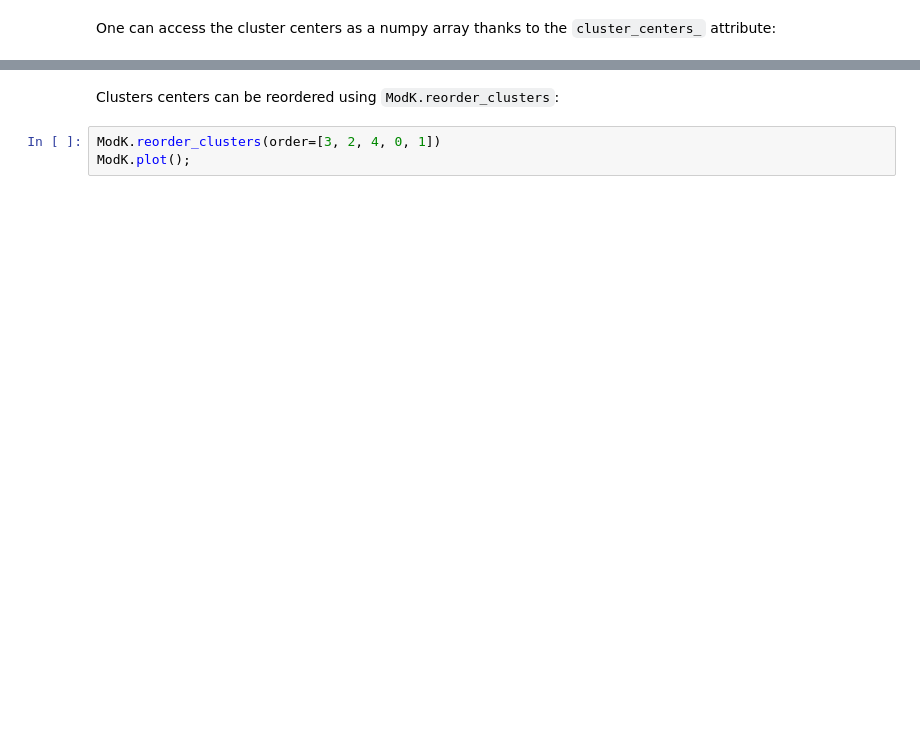
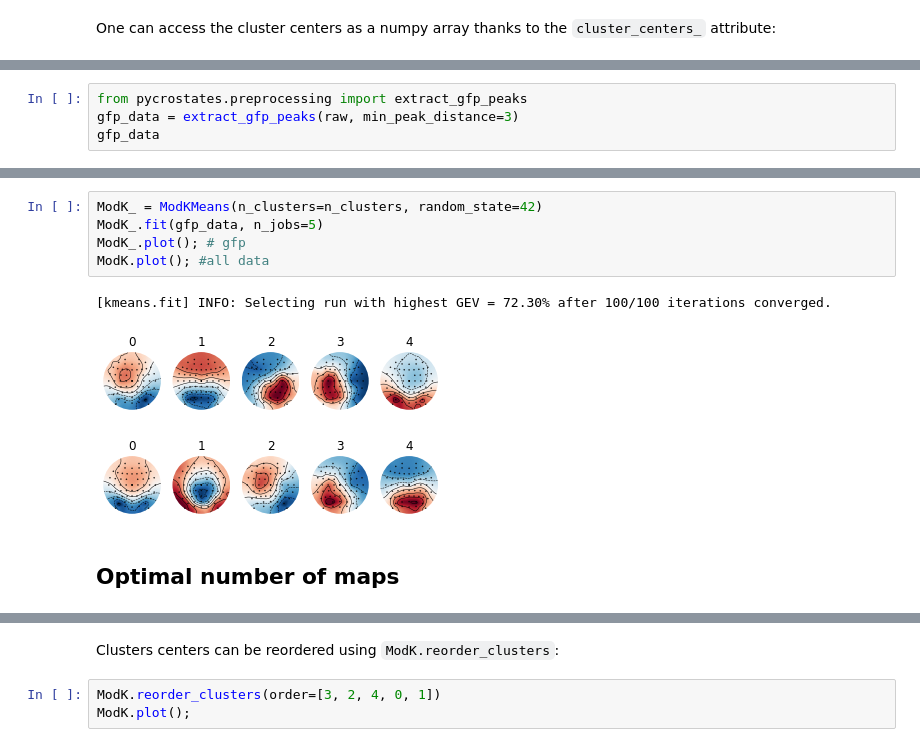
Before and after one commit to vferat/50MS_pycrostates_presentation, a Jupyter notebook: presentation.ipynb, the cells around one changed output, grey strips where cells are left out. Cells and saved outputs as stored; diff of their text form; blank space fills up the shorter version.

```diff
--- a/presentation.ipynb
+++ b/presentation.ipynb
@@ -53,0 +98,4 @@ ModK.cluster_centers_
+# %%
+from pycrostates.preprocessing import extract_gfp_peaks
+gfp_data = extract_gfp_peaks(raw, min_peak_distance=3)
+gfp_data
@@ -53,0 +106,11 @@ ModK.cluster_centers_
+# %%
+ModK_ = ModKMeans(n_clusters=n_clusters, random_state=42)
+ModK_.fit(gfp_data, n_jobs=5)
+ModK_.plot(); # gfp
+ModK.plot(); #all data
+# %% [output]
+[kmeans.fit] INFO: Selecting run with highest GEV = 72.30% after 100/100 iterations converged.
+[figure, added]
+[figure, added]
+# %% [markdown]
+## Optimal number of maps
```
Also changed, not shown: parts of 15 cells of this notebook.
